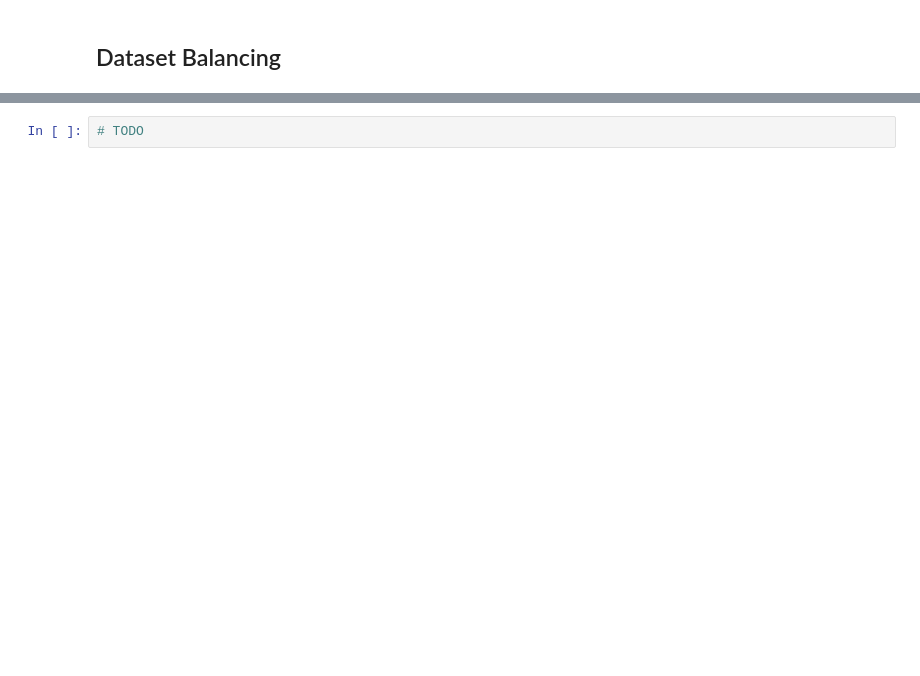
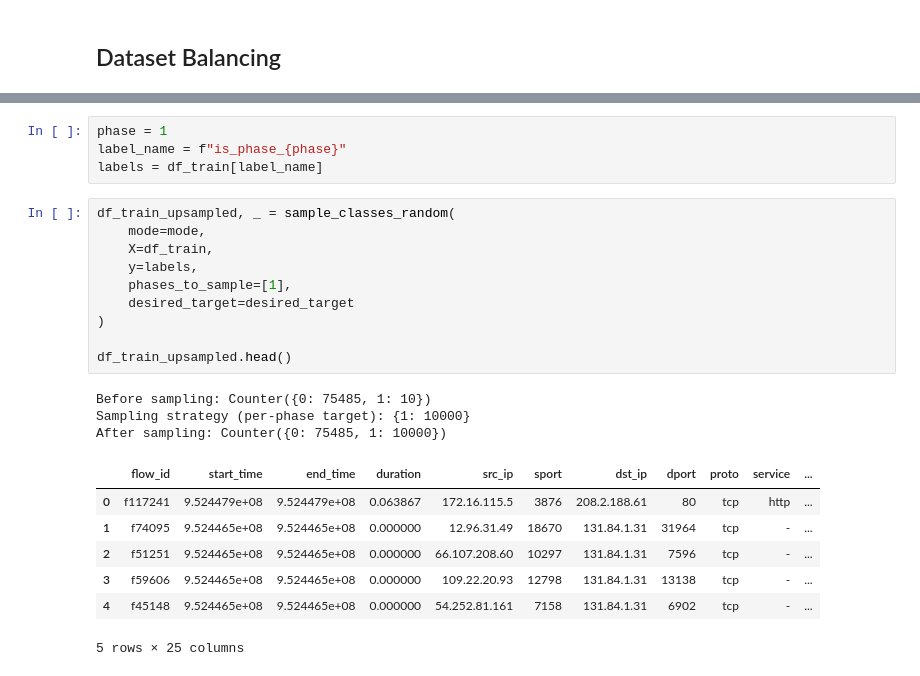
Before and after one commit to sofiaburkow/DeepChronos, a Jupyter notebook: experiments/preprocessing/per_phase_datasets.ipynb, the cells around one changed output, grey strips where cells are left out. Cells and saved outputs as stored; diff of their text form; blank space fills up the shorter version.

```diff
--- a/experiments/preprocessing/per_phase_datasets.ipynb
+++ b/experiments/preprocessing/per_phase_datasets.ipynb
@@ -102,2 +115,25 @@ Counter({0: 92071, 1: 33754})
+# %%
+phase = 1
+label_name = f"is_phase_{phase}"
+labels = df_train[label_name]
 # %%
-# TODO
+df_train_upsampled, _ = sample_classes_random(
+    mode=mode,
+    X=df_train,
+    y=labels,
+    phases_to_sample=[1],
+    desired_target=desired_target
+)
+
+df_train_upsampled.head()
+# %% [output]
+Before sampling: Counter({0: 75485, 1: 10})
+Sampling strategy (per-phase target): {1: 10000}
+After sampling: Counter({0: 75485, 1: 10000})
+|  | flow_id | start_time | end_time | duration | src_ip | sport | dst_ip | dport | proto | service | ... |
+| 0 | f117241 | 9.524479e+08 | 9.524479e+08 | 0.063867 | 172.16.115.5 | 3876 | 208.2.188.61 | 80 | tcp | http | ... |
+| 1 | f74095 | 9.524465e+08 | 9.524465e+08 | 0.000000 | 12.96.31.49 | 18670 | 131.84.1.31 | 31964 | tcp | - | ... |
+| 2 | f51251 | 9.524465e+08 | 9.524465e+08 | 0.000000 | 66.107.208.60 | 10297 | 131.84.1.31 | 7596 | tcp | - | ... |
+| 3 | f59606 | 9.524465e+08 | 9.524465e+08 | 0.000000 | 109.22.20.93 | 12798 | 131.84.1.31 | 13138 | tcp | - | ... |
+| 4 | f45148 | 9.524465e+08 | 9.524465e+08 | 0.000000 | 54.252.81.161 | 7158 | 131.84.1.31 | 6902 | tcp | - | ... |
+5 rows × 25 columns
```
Also changed, not shown: parts of 12 cells of this notebook, 1 other file.
